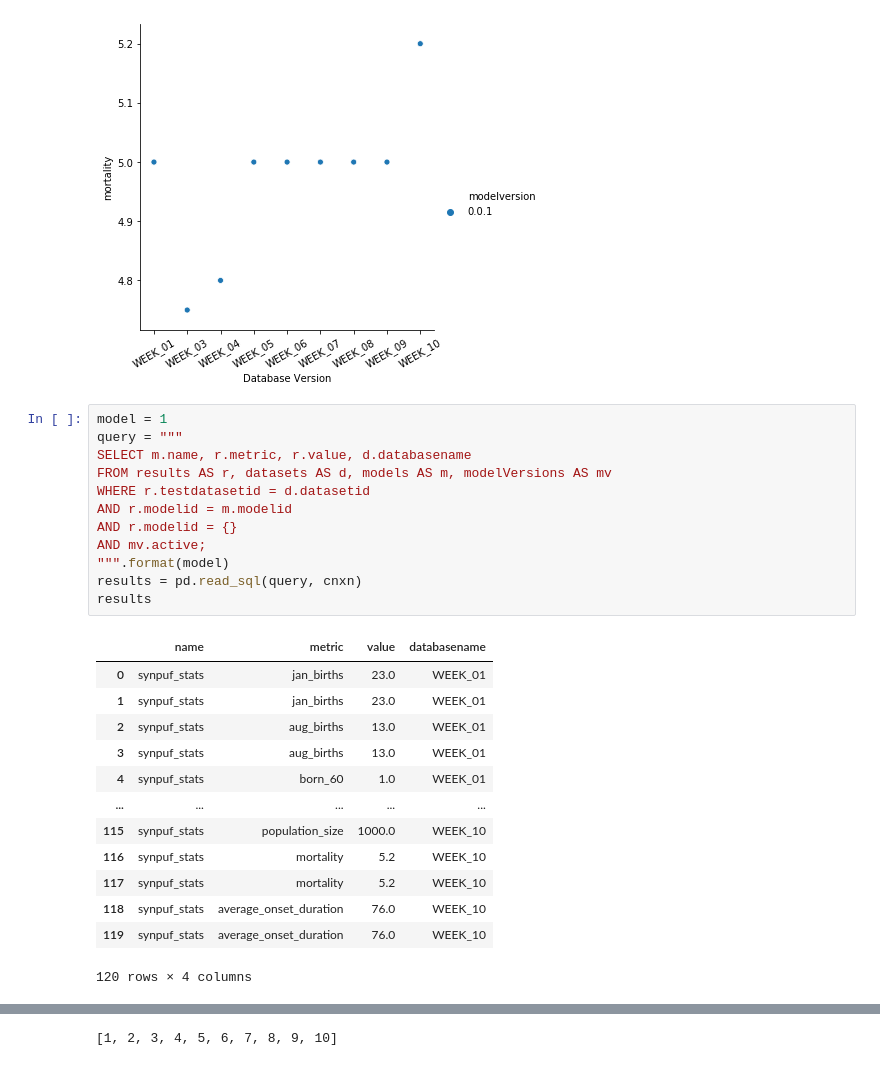
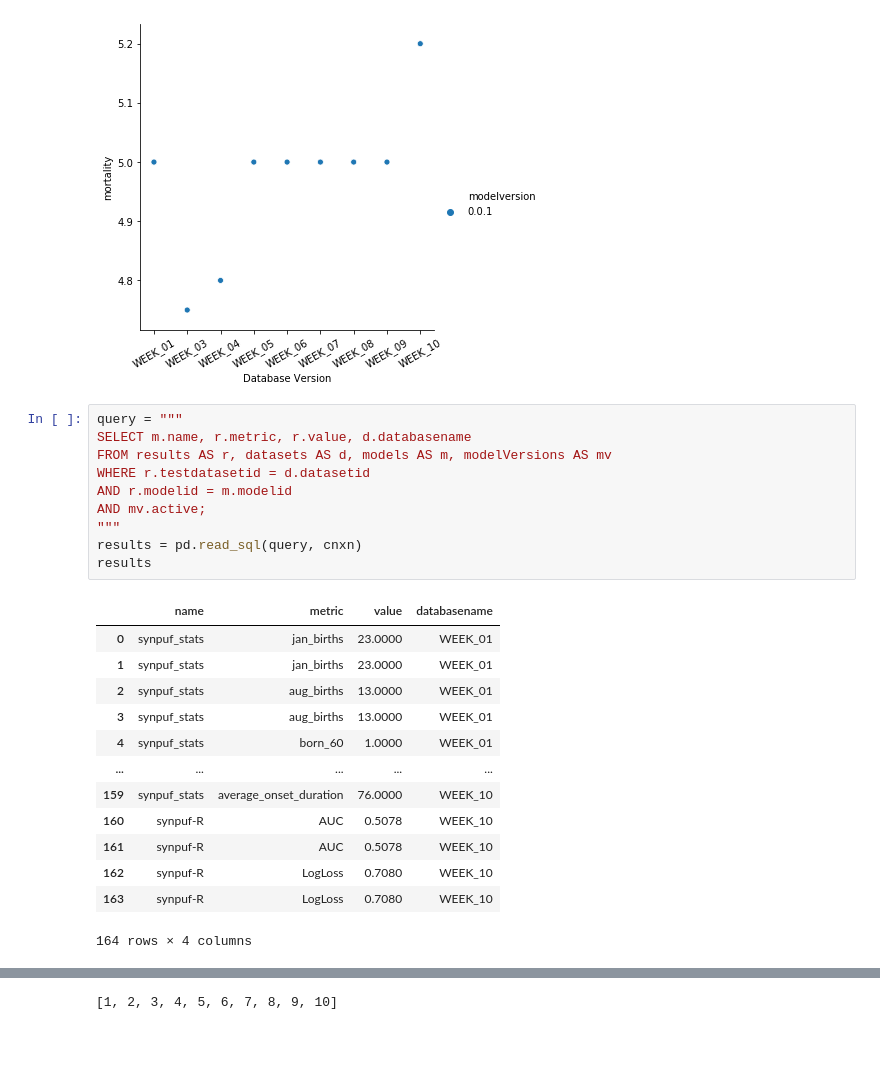
Before and after one commit to alan-turing-institute/ModMon, a Jupyter notebook: notebooks/Visualise model monitoring.ipynb, the cells around one changed output, grey strips where cells are left out. Saved outputs shown, nothing was run; the diff lists cells and outputs as text.

```diff
--- a/notebooks/Visualise model monitoring.ipynb
+++ b/notebooks/Visualise model monitoring.ipynb
@@ -79,28 +79,26 @@ chart
 <seaborn.axisgrid.FacetGrid at 0x...>
 [figure]
 # %%
-model = 1
 query = """
 SELECT m.name, r.metric, r.value, d.databasename
 FROM results AS r, datasets AS d, models AS m, modelVersions AS mv
 WHERE r.testdatasetid = d.datasetid
 AND r.modelid = m.modelid
-AND r.modelid = {}
 AND mv.active;
-""".format(model)
+"""
 results = pd.read_sql(query, cnxn)
 results
 # %% [output]
 |  | name | metric | value | databasename |
-| 0 | synpuf_stats | jan_births | 23.0 | WEEK_01 |
-| 1 | synpuf_stats | jan_births | 23.0 | WEEK_01 |
-| 2 | synpuf_stats | aug_births | 13.0 | WEEK_01 |
-| 3 | synpuf_stats | aug_births | 13.0 | WEEK_01 |
-| 4 | synpuf_stats | born_60 | 1.0 | WEEK_01 |
+| 0 | synpuf_stats | jan_births | 23.0000 | WEEK_01 |
+| 1 | synpuf_stats | jan_births | 23.0000 | WEEK_01 |
+| 2 | synpuf_stats | aug_births | 13.0000 | WEEK_01 |
+| 3 | synpuf_stats | aug_births | 13.0000 | WEEK_01 |
+| 4 | synpuf_stats | born_60 | 1.0000 | WEEK_01 |
 | ... | ... | ... | ... | ... |
-| 115 | synpuf_stats | population_size | 1000.0 | WEEK_10 |
-| 116 | synpuf_stats | mortality | 5.2 | WEEK_10 |
-| 117 | synpuf_stats | mortality | 5.2 | WEEK_10 |
-| 118 | synpuf_stats | average_onset_duration | 76.0 | WEEK_10 |
-| 119 | synpuf_stats | average_onset_duration | 76.0 | WEEK_10 |
+| 159 | synpuf_stats | average_onset_duration | 76.0000 | WEEK_10 |
+| 160 | synpuf-R | AUC | 0.5078 | WEEK_10 |
+| 161 | synpuf-R | AUC | 0.5078 | WEEK_10 |
+| 162 | synpuf-R | LogLoss | 0.7080 | WEEK_10 |
+| 163 | synpuf-R | LogLoss | 0.7080 | WEEK_10 |
-120 rows × 4 columns
+164 rows × 4 columns
```
Also changed, not shown: parts of 3 cells of this notebook.
